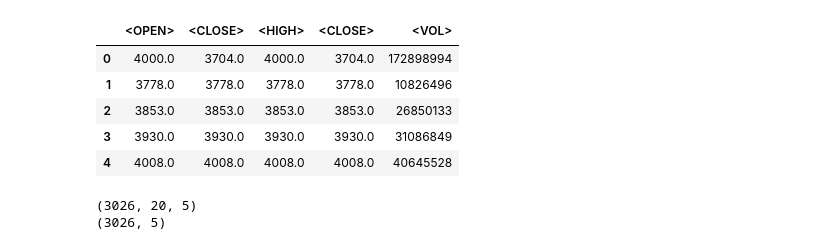
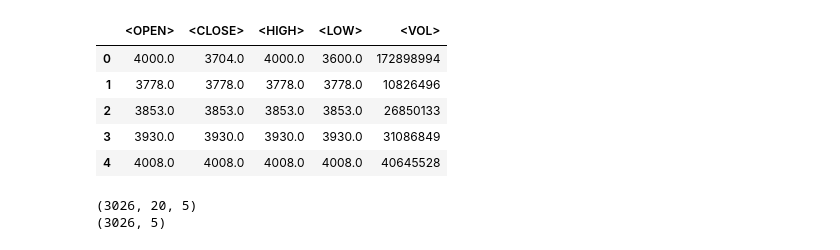
Before and after one commit to srmt44/stock-market, a Jupyter notebook: single_symbol_5_features.ipynb, the cells around one changed output. Drawn from its saved outputs; the diff is of its cells as text; code cells hidden in the pictures.

```diff
--- a/single_symbol_5_features.ipynb
+++ b/single_symbol_5_features.ipynb
@@ -29,14 +32,14 @@ for filename in glob.glob('data/*.csv'):
 # data_csv[0][1].head()
 # %%
 data_frame = 2
-features = data_csv[data_frame][1][['<OPEN>', '<CLOSE>', '<HIGH>', '<CLOSE>', '<VOL>']]
+features = data_csv[data_frame][1][['<OPEN>', '<CLOSE>', '<HIGH>', '<LOW>', '<VOL>']]
 # features.index = data_csv[data_frame][1]['<DTYYYYMMDD>']
 features.head()
 # print(features.shape)
 # features.plot(subplots=True)
 # %% [output]
-|  | <OPEN> | <CLOSE> | <HIGH> | <CLOSE> | <VOL> |
-| 0 | 4000.0 | 3704.0 | 4000.0 | 3704.0 | 172898994 |
+|  | <OPEN> | <CLOSE> | <HIGH> | <LOW> | <VOL> |
+| 0 | 4000.0 | 3704.0 | 4000.0 | 3600.0 | 172898994 |
 | 1 | 3778.0 | 3778.0 | 3778.0 | 3778.0 | 10826496 |
 | 2 | 3853.0 | 3853.0 | 3853.0 | 3853.0 | 26850133 |
 | 3 | 3930.0 | 3930.0 | 3930.0 | 3930.0 | 31086849 |
```
Also changed, not shown: parts of 4 cells of this notebook, 1 other file.
